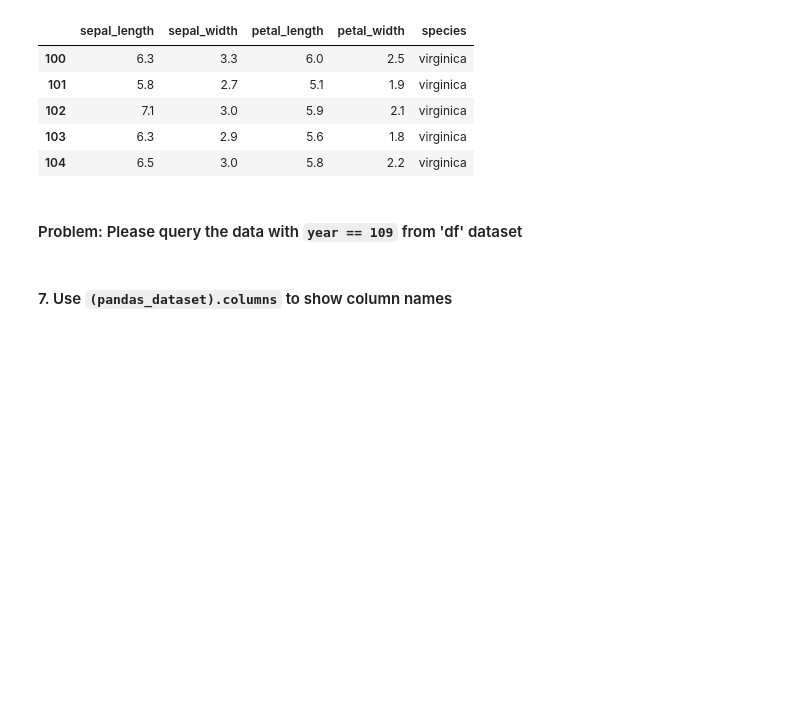
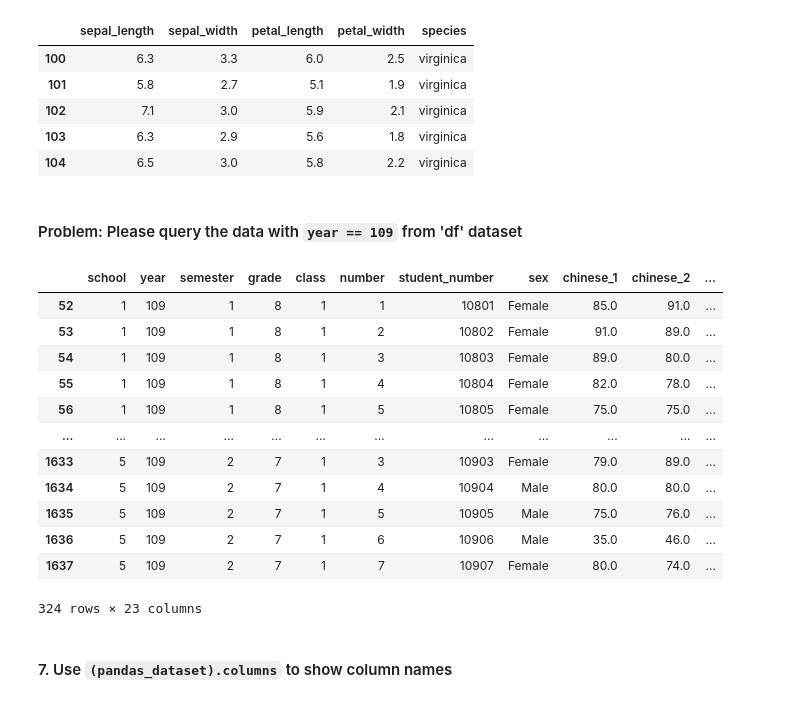
Before and after one commit to cake11298/cs_introduce_hw2, a Jupyter notebook: hw2-1_B11215068.ipynb, the cells around one changed output. Cells and saved outputs as stored; diff of their text form; code cells hidden in the pictures; blank space fills up the shorter version.

```diff
--- a/hw2-1_B11215068.ipynb
+++ b/hw2-1_B11215068.ipynb
@@ -139,6 +200,21 @@ iris.query('species == "virginica"').head()
 #### Problem: Please query the data with `year == 109` from 'df' dataset
 # %%
 # Write Answer here (10pt)
+df.query('year == 109')
+# %% [output]
+|  | school | year | semester | grade | class | number | student_number | sex | chinese_1 | chinese_2 | ... |
+| 52 | 1 | 109 | 1 | 8 | 1 | 1 | 10801 | Female | 85.0 | 91.0 | ... |
+| 53 | 1 | 109 | 1 | 8 | 1 | 2 | 10802 | Female | 91.0 | 89.0 | ... |
+| 54 | 1 | 109 | 1 | 8 | 1 | 3 | 10803 | Female | 89.0 | 80.0 | ... |
+| 55 | 1 | 109 | 1 | 8 | 1 | 4 | 10804 | Female | 82.0 | 78.0 | ... |
+| 56 | 1 | 109 | 1 | 8 | 1 | 5 | 10805 | Female | 75.0 | 75.0 | ... |
+| ... | ... | ... | ... | ... | ... | ... | ... | ... | ... | ... | ... |
+| 1633 | 5 | 109 | 2 | 7 | 1 | 3 | 10903 | Female | 79.0 | 89.0 | ... |
+| 1634 | 5 | 109 | 2 | 7 | 1 | 4 | 10904 | Male | 80.0 | 80.0 | ... |
+| 1635 | 5 | 109 | 2 | 7 | 1 | 5 | 10905 | Male | 75.0 | 76.0 | ... |
+| 1636 | 5 | 109 | 2 | 7 | 1 | 6 | 10906 | Male | 35.0 | 46.0 | ... |
+| 1637 | 5 | 109 | 2 | 7 | 1 | 7 | 10907 | Female | 80.0 | 74.0 | ... |
+324 rows × 23 columns
 # %% [markdown]
 #### 7. Use `(pandas_dataset).columns` to show column names
 # %%
```
Also changed, not shown: parts of 8 cells of this notebook, 1 other file.
